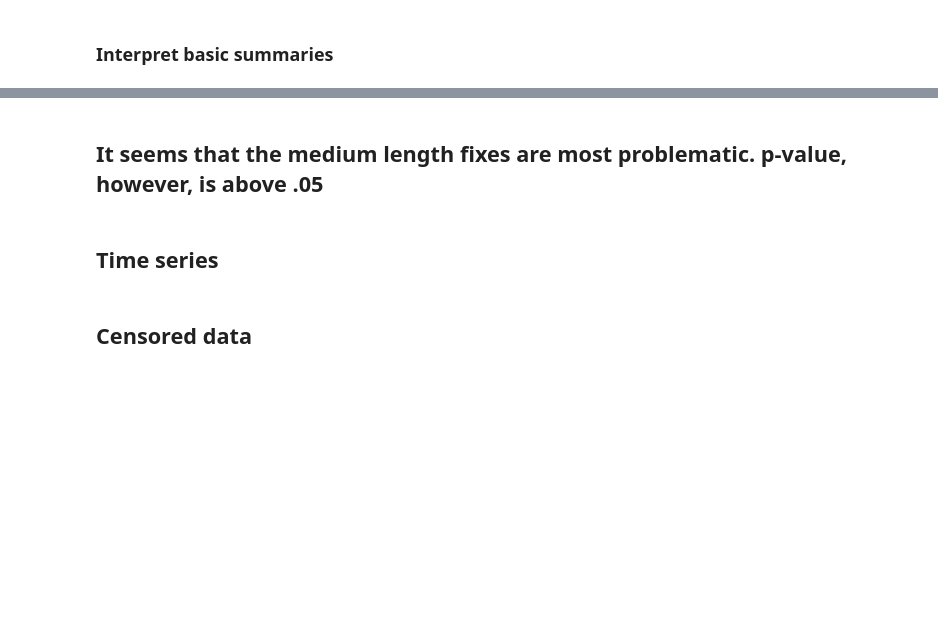
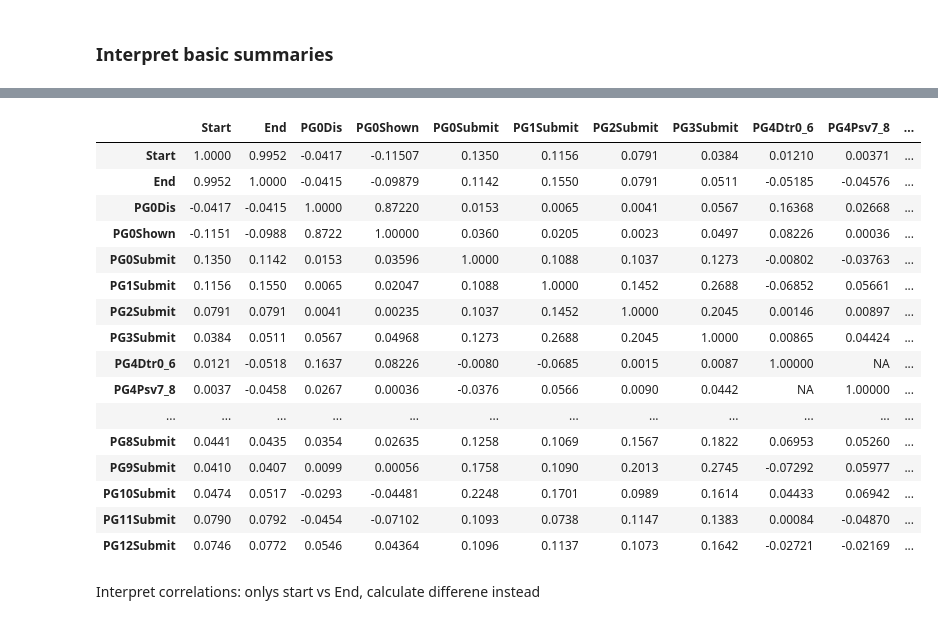
Before and after one commit to fdac18/Miniproject3, a Jupyter notebook: example.ipynb, the cells around one changed output, grey strips where cells are left out. Drawn from its saved outputs; the diff is of its cells as text; code cells hidden in the pictures; blank space fills up the shorter version.

```diff
--- a/example.ipynb
+++ b/example.ipynb
@@ -116,12 +48,0 @@ Now, just show top correlations
-# %%
-# Define a function
-hiCor <- function(x, level){
-  res <- cor(x,method="spearman");
-  res1 <- res; res1[res<0] <- -res[res < 0];
-  for (i in 1:dim(x)[2]){
-    res1[i,i] <- 0;
-  }
-  sel <- apply(res1,1,max) > level;
-  res[sel,sel];
-}
-hiCor(data,.7)
@@ -145,7 +48,0 @@ Lets take a look at principal components
-# %%
-plot(1:15,cumsum(prcomp(vars, retx=F,scale=T)$sdev^2)/sum(prcomp(vars, retx=F,scale=T)$sdev^2),ylim=c(0,1),xlab="Number of coponents",ylab="Fraction of variance");
-res<-prcomp(vars, retx=F,scale=T)$rotation[,1:5];
-resAbs <- res;
-resAbs[res<0] <- -res[res<0];
-for (i in 1:5)
-  print(t(res[resAbs[,i]>.3,i,drop=FALSE]));
@@ -167,9 +48,0 @@ eliminate with the highest adjR^2
-# %%
-res <- c();
-vnam <- names(data);
-for (i in 2:dim(data)[2]){
-  fmla <- as.formula(paste(vnam[i],paste(vnam[-c(1,i)],collapse="+"),sep="~"));
-  res <- rbind(res,c(i,round(summary(lm(fmla,data=data))$r.squared,2)));
-}
-row.names(res) <- vnam[res[,1]];
-res[order(-res[,2]),];
@@ -324,8 +48,0 @@ Now interpret the model
-# %%
-try <- dataFit[1:2,];
-for (i in dim(dataFit)[2])
-  try[,i] <- median(dataFit[,i]);
-try[1,"lNS"] <- 0;
-try[2,"lNS"] <- log(2);
-res <- 1/(1+exp(-predict(mod,try)));
-res[2]*(1-res[1])/res[1]/(1-res[2]);
@@ -457,6 +49,27 @@ plot(mod.gam)
-# %% [markdown]
-## It seems that the medium length fixes are most problematic. p-value, however, is above .05
-# %% [markdown]
-## Time series
-# %% [markdown]
-## Censored data
+# %%
+#get numeric fields only for correlation
+sel = c()
+for (i in 1:dim(data)[2]) if (is.numeric(data[,i])) sel = c(sel, i);
+
+
+cor(data[,sel],method="spearman",use="pairwise.complete.obs"); #OK for any: uses ranks
+# %% [output]
+|  | Start | End | PG0Dis | PG0Shown | PG0Submit | PG1Submit | PG2Submit | PG3Submit | PG4Dtr0_6 | PG4Psv7_8 | ... |
+| Start | 1.0000 | 0.9952 | -0.0417 | -0.11507 | 0.1350 | 0.1156 | 0.0791 | 0.0384 | 0.01210 | 0.00371 | ... |
+| End | 0.9952 | 1.0000 | -0.0415 | -0.09879 | 0.1142 | 0.1550 | 0.0791 | 0.0511 | -0.05185 | -0.04576 | ... |
+| PG0Dis | -0.0417 | -0.0415 | 1.0000 | 0.87220 | 0.0153 | 0.0065 | 0.0041 | 0.0567 | 0.16368 | 0.02668 | ... |
+| PG0Shown | -0.1151 | -0.0988 | 0.8722 | 1.00000 | 0.0360 | 0.0205 | 0.0023 | 0.0497 | 0.08226 | 0.00036 | ... |
+| PG0Submit | 0.1350 | 0.1142 | 0.0153 | 0.03596 | 1.0000 | 0.1088 | 0.1037 | 0.1273 | -0.00802 | -0.03763 | ... |
+| PG1Submit | 0.1156 | 0.1550 | 0.0065 | 0.02047 | 0.1088 | 1.0000 | 0.1452 | 0.2688 | -0.06852 | 0.05661 | ... |
+| PG2Submit | 0.0791 | 0.0791 | 0.0041 | 0.00235 | 0.1037 | 0.1452 | 1.0000 | 0.2045 | 0.00146 | 0.00897 | ... |
+| PG3Submit | 0.0384 | 0.0511 | 0.0567 | 0.04968 | 0.1273 | 0.2688 | 0.2045 | 1.0000 | 0.00865 | 0.04424 | ... |
+| PG4Dtr0_6 | 0.0121 | -0.0518 | 0.1637 | 0.08226 | -0.0080 | -0.0685 | 0.0015 | 0.0087 | 1.00000 | NA | ... |
+| PG4Psv7_8 | 0.0037 | -0.0458 | 0.0267 | 0.00036 | -0.0376 | 0.0566 | 0.0090 | 0.0442 | NA | 1.00000 | ... |
+| ... | ... | ... | ... | ... | ... | ... | ... | ... | ... | ... | ... |
+| PG8Submit | 0.0441 | 0.0435 | 0.0354 | 0.02635 | 0.1258 | 0.1069 | 0.1567 | 0.1822 | 0.06953 | 0.05260 | ... |
+| PG9Submit | 0.0410 | 0.0407 | 0.0099 | 0.00056 | 0.1758 | 0.1090 | 0.2013 | 0.2745 | -0.07292 | 0.05977 | ... |
+| PG10Submit | 0.0474 | 0.0517 | -0.0293 | -0.04481 | 0.2248 | 0.1701 | 0.0989 | 0.1614 | 0.04433 | 0.06942 | ... |
+| PG11Submit | 0.0790 | 0.0792 | -0.0454 | -0.07102 | 0.1093 | 0.0738 | 0.1147 | 0.1383 | 0.00084 | -0.04870 | ... |
+| PG12Submit | 0.0746 | 0.0772 | 0.0546 | 0.04364 | 0.1096 | 0.1137 | 0.1073 | 0.1642 | -0.02721 | -0.02169 | ... |
+# %% [markdown]
+Interpret correlations: onlys start vs End, calculate differene instead
```
Also changed, not shown: parts of 51 cells of this notebook.
